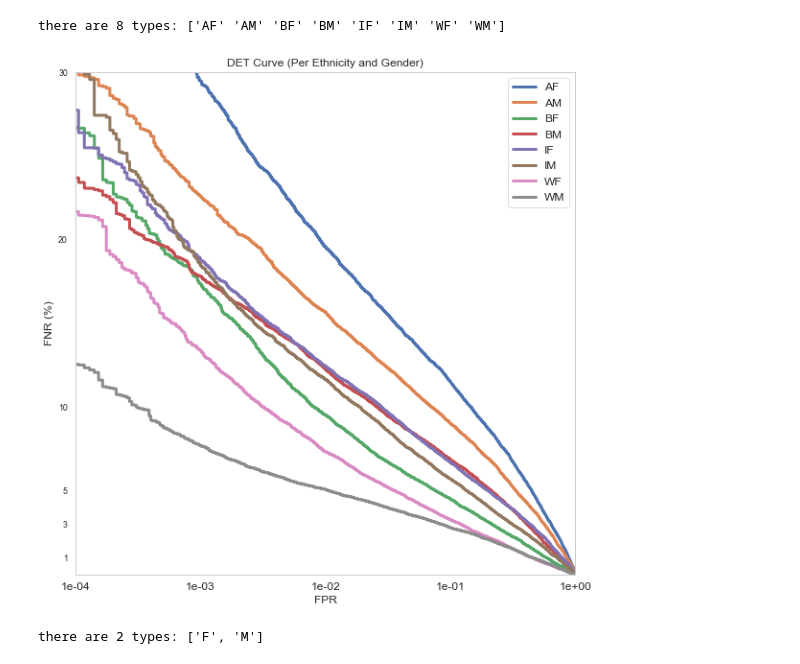
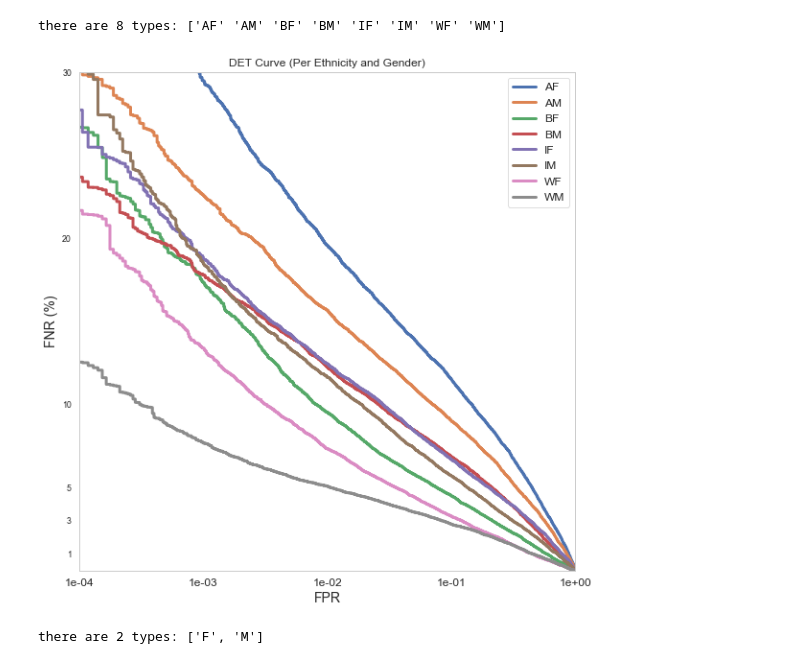
Before and after one commit to visionjo/facerec-bias-bfw, a Jupyter notebook: code/notebooks/3_calculate_and_display_det_curves.ipynb, the cells around one changed output. Drawn from its saved outputs; the diff is of its cells as text; code cells hidden in the pictures.

```diff
--- a/code/notebooks/3_calculate_and_display_det_curves.ipynb
+++ b/code/notebooks/3_calculate_and_display_det_curves.ipynb
@@ -82,41 +84,44 @@ there are 8 types: ['AF' 'AM' 'BF' 'BM' 'IF' 'IM' 'WF' 'WM']
 # %%
 subgroups = data.groupby('a1')
 li_subgroups = subgroups.groups
+# %%
+def set_det_labels(ax, f_out, save_plots, overwrite):
+    ax.xaxis.set_major_formatter(mtick.FormatStrFormatter('%.e'))
+    plt.minorticks_off()
+    ax.set_ylabel('FNR (%)',fontsize=fontsize+2)
+    ax.set_xlabel('FPR', fontsize=fontsize+2)
+    ax.legend(fontsize=fontsize)
+    ax.set_xlim([1e-4, 1])
+    ax.set_ylim([0, 30])
+    for tick in ax.xaxis.get_major_ticks():
+        tick.label.set_fontsize(12)
+    plt.grid(False)
+    if save_plots and overwrite_existing:
+        plt.savefig(f"{f_out}.pdf")
+        plt.savefig(f"{f_out}.png")
 # %%
 fig = plt.figure(figsize=(8, 8), constrained_layout=True)
 gs = fig.add_gridspec(1, 3)
 
 ax1 = fig.add_subplot(gs[0, :])
 for i, subgroup in enumerate(li_subgroups):
     # for each subgroup
     fout = f"{dir_results}/det_data_{subgroup}.pkl"
     if pathlib.Path(fout).is_file() and not overwrite_existing:
         det_data = pd.read_pickle(fout)
         fpr, fnr, thresholds = det_data['fpr'], det_data['fnr'], det_data['thresholds']
     else:
         df_subgroup = subgroups.get_group(subgroup)
         labels, scores = df_subgroup['label'].values.astype(int), df_subgroup['score'].values
         fpr, fnr, thresholds = calculate_det_curves(labels, scores)
         if save_intermediate:
             pd.to_pickle({'fpr': fpr, 'fnr': fnr, 'thresholds': thresholds}, fout)
     ax1 = draw_det_curve(fpr, fnr, ax=ax1, label=subgroup, fontsize=fontsize,title='DET Curve (Per Ethnicity and Gender)')
 
-ax1.xaxis.set_major_formatter(mtick.FormatStrFormatter('%.e'))
-plt.minorticks_off()
-ax1.set_ylabel('FNR (%)',fontsize=fontsize)
-ax1.set_xlabel('FPR', fontsize=fontsize)
-plt.legend(fontsize=fontsize)
-ax1.set_xlim([1e-4, 1])
-ax1.set_ylim([0, 30])
 
-for tick in ax1.xaxis.get_major_ticks():
-    tick.label.set_fontsize(12)
-plt.grid(False)
-if save_plots and overwrite_existing:
-    plt.savefig(f"{dir_results}curve_subgroups.pdf")
-    plt.savefig(f"{dir_results}curve_subgroups.png")
+set_det_labels(ax0, f"{dir_results}curve_subgroups", save_plots, overwrite_existing)
 # %% [output]
-[figure, old version]
+[figure, new version]
 # %%
 subgroups = data.groupby('g1')
 li_subgroups = subgroups.groups
```
Also changed, not shown: parts of 5 cells of this notebook, 1 other file.
